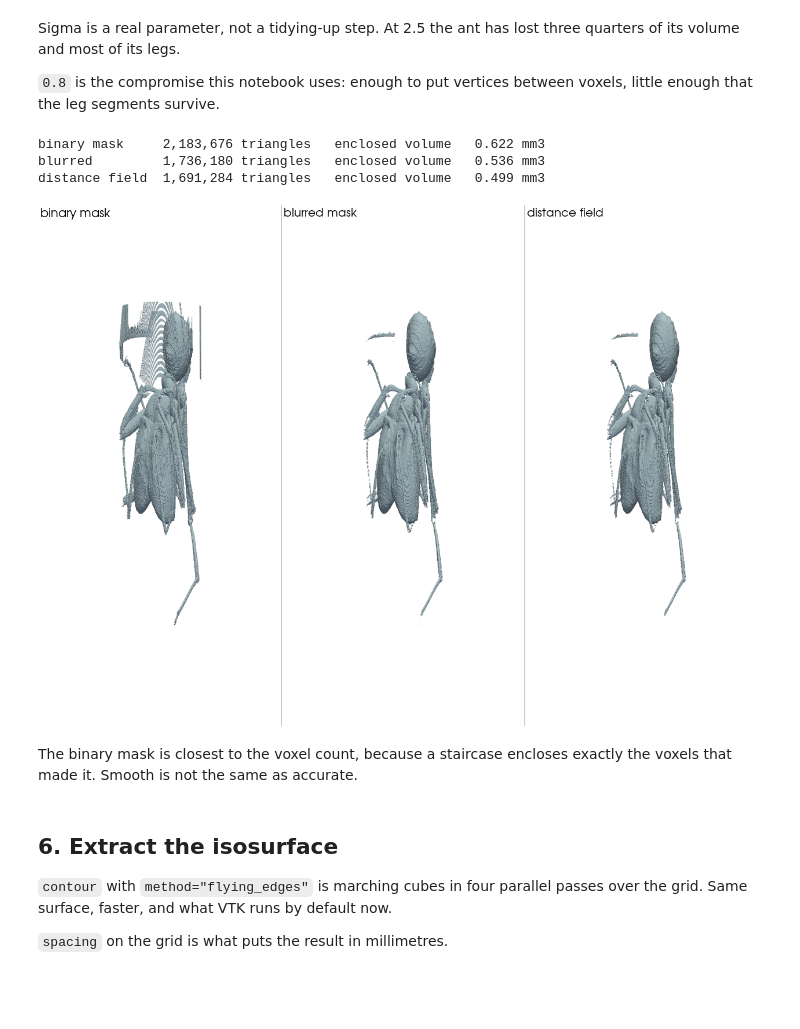
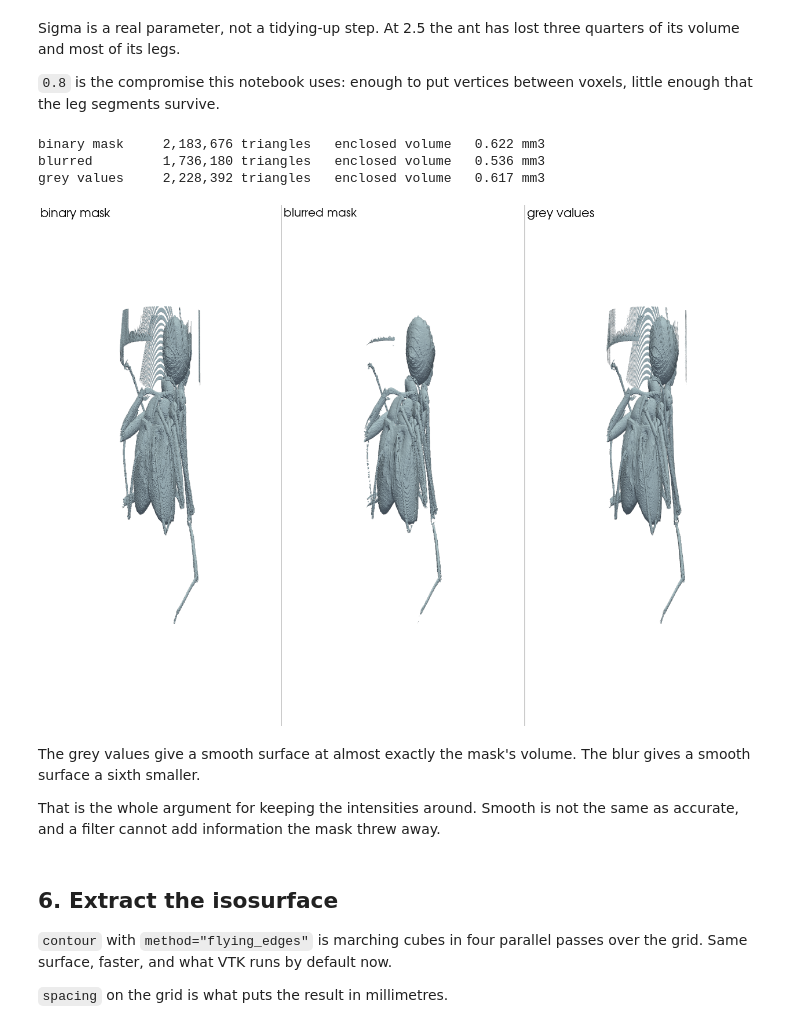
Before and after one commit to ida-mdc/workshop-visualization, a Jupyter notebook: notebooks/voxel_to_mesh.ipynb, the cells around one changed output. Drawn from its saved outputs; the diff is of its cells as text; code cells hidden in the pictures; blank space fills up the shorter version.

```diff
--- a/notebooks/voxel_to_mesh.ipynb
+++ b/notebooks/voxel_to_mesh.ipynb
@@ -345,25 +351,31 @@ voxels, little enough that the leg segments survive.
 # %%
 binary = extract(padded_mask)
 blurred = extract(ndimage.gaussian_filter(padded_mask.astype(np.float32), SIGMA))
 
-inside = ndimage.distance_transform_edt(padded_mask, sampling=VOXEL_MM)
-outside = ndimage.distance_transform_edt(~padded_mask, sampling=VOXEL_MM)
-sdf = extract(ndimage.gaussian_filter(inside - outside, SIGMA), level=0.0)
+# The grey values, but only where the mask said there is specimen - otherwise
+# contouring the scan brings back the tube and every speck step 3 removed.
+# The mask chooses *what*, the grey values decide *where*.
+near = ndimage.binary_dilation(padded_mask, iterations=2)
+grey = extract(np.where(near, np.pad(vol, 1, constant_values=0), 0.0),
+               level=float(LEVEL))
 
 for name, surf_v in [("binary mask", binary), ("blurred", blurred),
-                     ("distance field", sdf)]:
+                     ("grey values", grey)]:
     print(f"{name:<15} {surf_v.n_cells:>9,} triangles   "
           f"enclosed volume {surf_v.volume:7.3f} mm3")
 
-compare([binary, blurred, sdf], ["binary mask", "blurred mask", "distance field"])
+compare([binary, blurred, grey], ["binary mask", "blurred mask", "grey values"])
 # %% [output]
 binary mask     2,183,676 triangles   enclosed volume   0.622 mm3
 blurred         1,736,180 triangles   enclosed volume   0.536 mm3
-distance field  1,691,284 triangles   enclosed volume   0.499 mm3
+grey values     2,228,392 triangles   enclosed volume   0.617 mm3
-[figure, old version]
+[figure, new version]
-# %% [markdown]
-The binary mask is closest to the voxel count, because a staircase encloses
-exactly the voxels that made it. Smooth is not the same as accurate.
+# %% [markdown]
+The grey values give a smooth surface at almost exactly the mask's volume. The
+blur gives a smooth surface a sixth smaller.
+
+That is the whole argument for keeping the intensities around. Smooth is not
+the same as accurate, and a filter cannot add information the mask threw away.
 # %% [markdown]
 ## 6. Extract the isosurface
 
```
Also changed, not shown: parts of 1 cell of this notebook, 5 other files.
